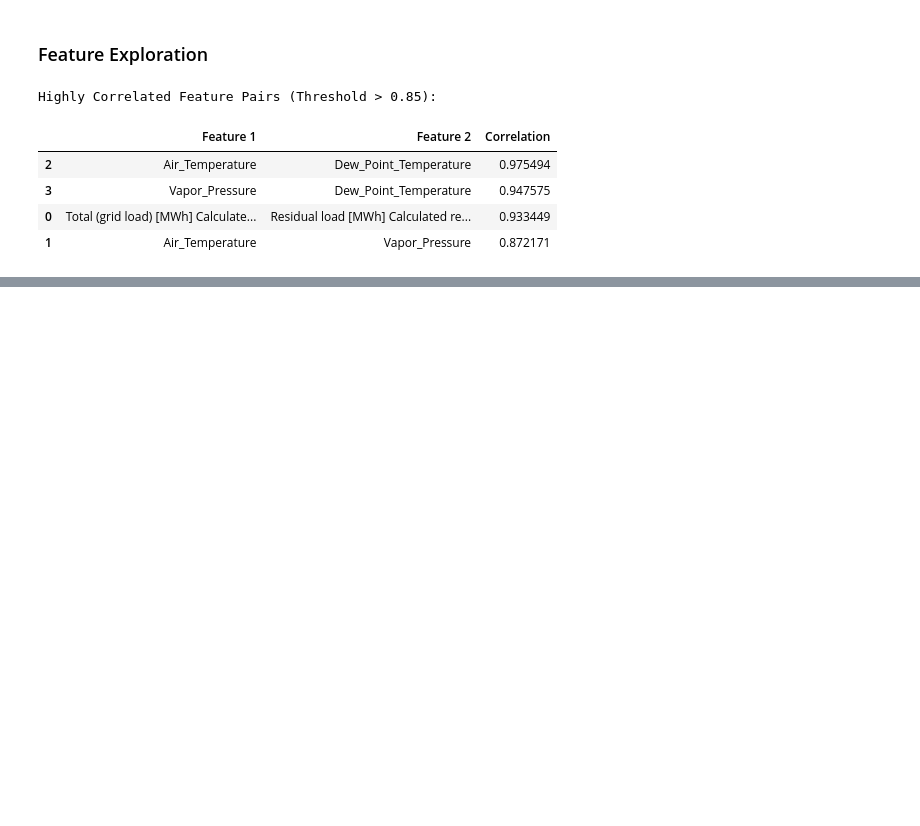
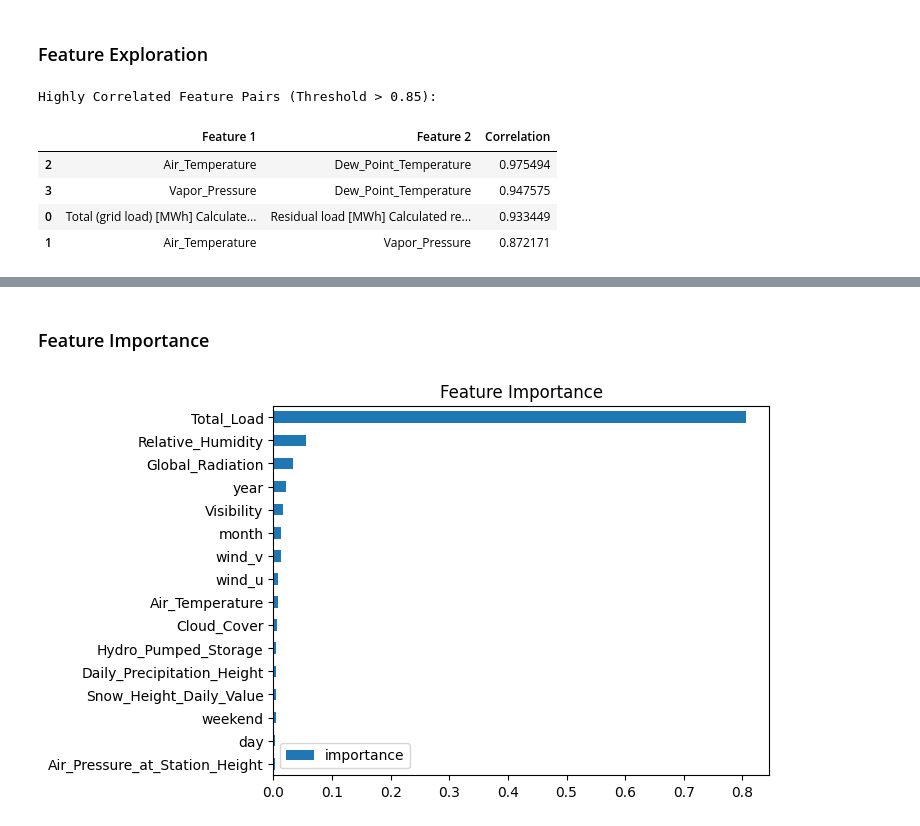
Before and after one commit to yhfrds/techlabs-ds-battery-project, a Jupyter notebook: src/dataset_transformation.ipynb, the cells around one changed output, grey strips where cells are left out. Drawn from its saved outputs; the diff is of its cells as text; code cells hidden in the pictures; blank space fills up the shorter version.

```diff
--- a/src/dataset_transformation.ipynb
+++ b/src/dataset_transformation.ipynb
@@ -364,0 +196,38 @@ plot_training_vs_predicted_for_years(y_train, y_test, xgb_pred, "XGBoost", 2023,
+# %%
+from sklearn.ensemble import RandomForestRegressor
+from xgboost import XGBRegressor
+from sklearn.metrics import mean_absolute_error, mean_squared_error, r2_score
+from sklearn.preprocessing import StandardScaler, MinMaxScaler
+from sklearn.model_selection import train_test_split
+
+
+X = df_transformed.drop(columns=['Residual_Load'])  # Features
+y = df_transformed['Residual_Load']  # Target
+
+# Split the data into training and testing sets (80% train, 20% test)
+X_train, X_test, y_train, y_test = train_test_split(X, y, test_size=0.2, random_state=42, shuffle=False)
+
+# Random Forest & XGBoost do not require scaling, but normalization can still help in some cases.
+# Normalization (Min-Max Scaling) if needed
+normalizer = MinMaxScaler()
+X_train_normalized = normalizer.fit_transform(X_train)
+X_test_normalized = normalizer.transform(X_test)
+
+# Define a function to evaluate models
+def evaluate_model(y_true, y_pred, model_name):
+    print(f"--- {model_name} ---")
+    print(f"MAE: {mean_absolute_error(y_true, y_pred):.4f}")
+    print(f"RMSE: {np.sqrt(mean_squared_error(y_true, y_pred)):.4f}")
+    print(f"R² Score: {r2_score(y_true, y_pred):.4f}\n")
+
+# Random Forest Model (No need for scaling)
+rf_model = RandomForestRegressor(n_estimators=100, random_state=42)
+rf_model.fit(X_train, y_train)
+rf_pred = rf_model.predict(X_test)
+evaluate_model(y_test, rf_pred, "Random Forest")
+
+# XGBoost Model (No need for scaling)
+xgb_model = XGBRegressor(n_estimators=100, learning_rate=0.1, random_state=42)
+xgb_model.fit(X_train, y_train)
+xgb_pred = xgb_model.predict(X_test)
+evaluate_model(y_test, xgb_pred, "XGBoost")
@@ -364,0 +275,8 @@ plot_training_vs_predicted_for_years(y_train, y_test, xgb_pred, "XGBoost", 2023,
+# %% [markdown]
+### Feature Importance
+# %%
+fi = pd.DataFrame(data=xgb_model.feature_importances_, index=xgb_model.feature_names_in_, columns=['importance'])
+fi.sort_values('importance').plot(kind='barh', title='Feature Importance')
+plt.show()
+# %% [output]
+[figure, added]
```
Also changed, not shown: parts of 23 cells of this notebook.
